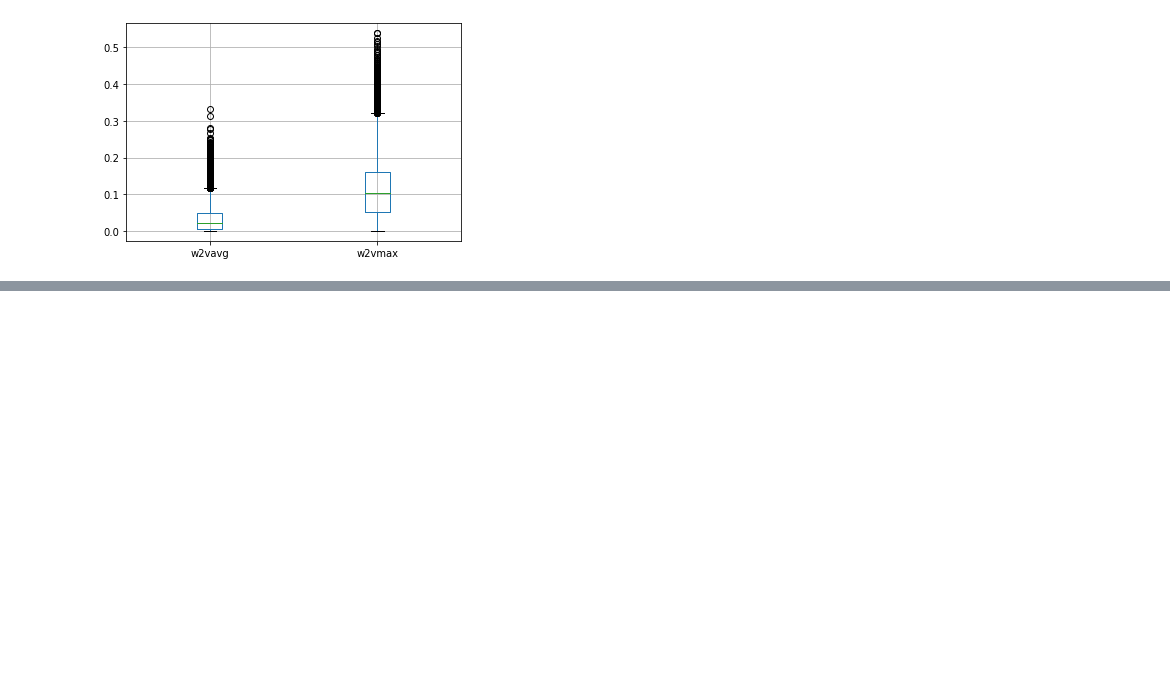
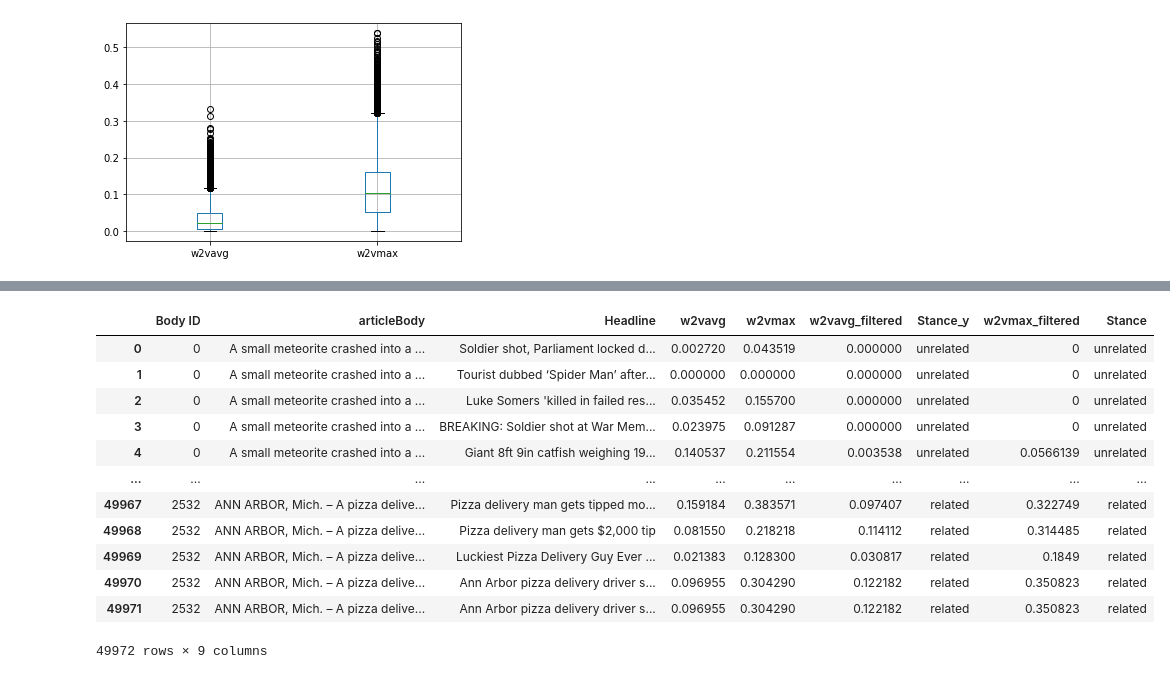
Before and after one commit to 4nds/Strojno_Ucenje_Projekt_FAIR, a Jupyter notebook: src/test.ipynb, the cells around one changed output, grey strips where cells are left out. Saved outputs shown, nothing was run; the diff lists cells and outputs as text; code cells hidden in the pictures; blank space fills up the shorter version.

```diff
--- a/src/test.ipynb
+++ b/src/test.ipynb
@@ -485,0 +587,21 @@ final_train_merge_samo_unrelated.boxplot(['w2vavg', 'w2vmax'])
+# %%
+stop_final.reset_index()
+j=0
+for index, row in stop_final.iterrows():
+    split_sentences = split_into_sentences(row['articleBody'])
+    max_similarity = 0
+    for sent in split_sentences:
+        word_tokens = word_tokenize(sent)
+        filtered_sentence = [w for w in word_tokens if not w.lower() in stop_words]
+        filtered_sentence = []
+        for w in word_tokens:
+            if w not in stop_words:
+                filtered_sentence.append(w)
+        filtered_sentence = ' '.join(filtered_sentence)
+        vector1 = text_to_vector(filtered_sentence)
+        vector2 = text_to_vector(row['Headline'])
+        cosine = get_cosine(vector1, vector2)
+        if cosine > max_similarity:
+            max_similarity = cosine
+    w2vmax_filtered.loc[j] = [max_similarity, row['Stance']]
+    j=j+1
@@ -485,0 +672,22 @@ final_train_merge_samo_unrelated.boxplot(['w2vavg', 'w2vmax'])
+# %%
+final_train_merge_w2v = pd.merge(final_train_merge, w2vavg_filtered, left_index=True, right_index=True)
+# %%
+final_train_merge_w2v = pd.merge(final_train_merge_w2v, w2vmax_filtered, left_index=True, right_index=True)
+# %%
+final_train_merge_w2v = final_train_merge_w2v.drop('Stance_x', 1)
+# %%
+final_train_merge_w2v
+# %% [output]
+|  | Body ID | articleBody | Headline | w2vavg | w2vmax | w2vavg_filtered | Stance_y | w2vmax_filtered | Stance |
+| 0 | 0 | A small meteorite crashed into a ... | Soldier shot, Parliament locked d... | 0.002720 | 0.043519 | 0.000000 | unrelated | 0 | unrelated |
+| 1 | 0 | A small meteorite crashed into a ... | Tourist dubbed ‘Spider Man’ after... | 0.000000 | 0.000000 | 0.000000 | unrelated | 0 | unrelated |
+| 2 | 0 | A small meteorite crashed into a ... | Luke Somers 'killed in failed res... | 0.035452 | 0.155700 | 0.000000 | unrelated | 0 | unrelated |
+| 3 | 0 | A small meteorite crashed into a ... | BREAKING: Soldier shot at War Mem... | 0.023975 | 0.091287 | 0.000000 | unrelated | 0 | unrelated |
+| 4 | 0 | A small meteorite crashed into a ... | Giant 8ft 9in catfish weighing 19... | 0.140537 | 0.211554 | 0.003538 | unrelated | 0.0566139 | unrelated |
+| ... | ... | ... | ... | ... | ... | ... | ... | ... | ... |
+| 49967 | 2532 | ANN ARBOR, Mich. – A pizza delive... | Pizza delivery man gets tipped mo... | 0.159184 | 0.383571 | 0.097407 | related | 0.322749 | related |
+| 49968 | 2532 | ANN ARBOR, Mich. – A pizza delive... | Pizza delivery man gets $2,000 tip | 0.081550 | 0.218218 | 0.114112 | related | 0.314485 | related |
+| 49969 | 2532 | ANN ARBOR, Mich. – A pizza delive... | Luckiest Pizza Delivery Guy Ever ... | 0.021383 | 0.128300 | 0.030817 | related | 0.1849 | related |
+| 49970 | 2532 | ANN ARBOR, Mich. – A pizza delive... | Ann Arbor pizza delivery driver s... | 0.096955 | 0.304290 | 0.122182 | related | 0.350823 | related |
+| 49971 | 2532 | ANN ARBOR, Mich. – A pizza delive... | Ann Arbor pizza delivery driver s... | 0.096955 | 0.304290 | 0.122182 | related | 0.350823 | related |
+49972 rows × 9 columns
```
Also changed, not shown: parts of 35 cells of this notebook.
